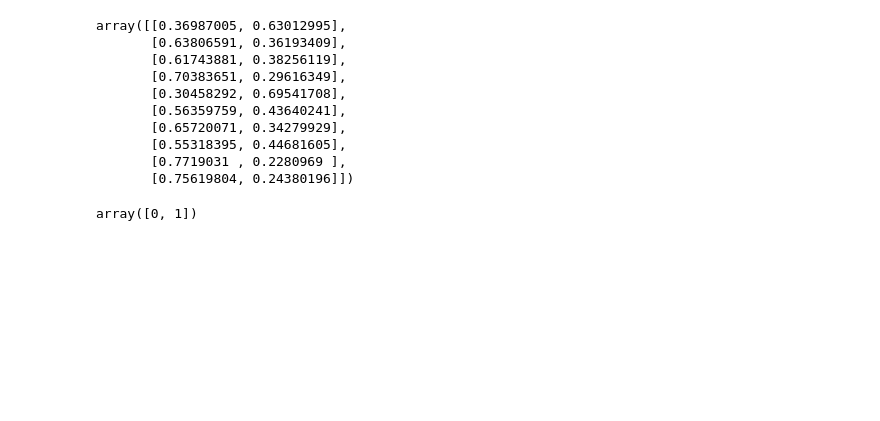
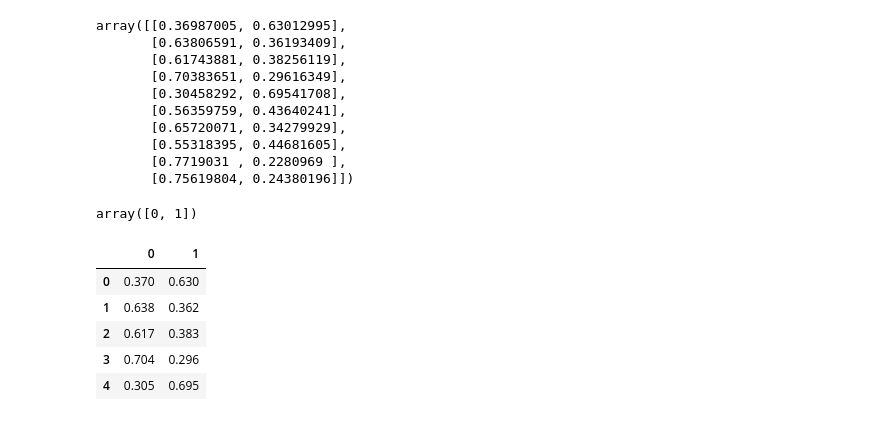
Before and after one commit to MatthewL09/classification-exercises, a Jupyter notebook: model.ipynb, the cells around one changed output. Saved outputs shown, nothing was run; the diff lists cells and outputs as text; code cells hidden in the pictures; blank space fills up the shorter version.

```diff
--- a/model.ipynb
+++ b/model.ipynb
@@ -783,7 +788,3 @@ array([[0.36987005, 0.63012995],
        [0.55318395, 0.44681605],
        [0.7719031 , 0.2280969 ],
        [0.75619804, 0.24380196]])
-# %%
-logit.classes_
-# %% [output]
-array([0, 1])
@@ -792,0 +791,19 @@ list of lists for x values and then specify 0,1 for columns in y pred proba
+# %%
+# look at the classes from the predictions above
+
+logit.classes_
+# %% [output]
+array([0, 1])
+# %%
+# view raw probabilities (output from the model)
+
+y_pred_proba = logit.predict_proba(X_train[['age', 'pclass', 'fare']])
+y_pred_proba = pd.DataFrame(y_pred_proba, columns = [0,1])
+y_pred_proba.head().round(3)
+# %% [output]
+|  | 0 | 1 |
+| 0 | 0.370 | 0.630 |
+| 1 | 0.638 | 0.362 |
+| 2 | 0.617 | 0.383 |
+| 3 | 0.704 | 0.296 |
+| 4 | 0.305 | 0.695 |
```
Also changed, not shown: parts of 25 cells of this notebook.
